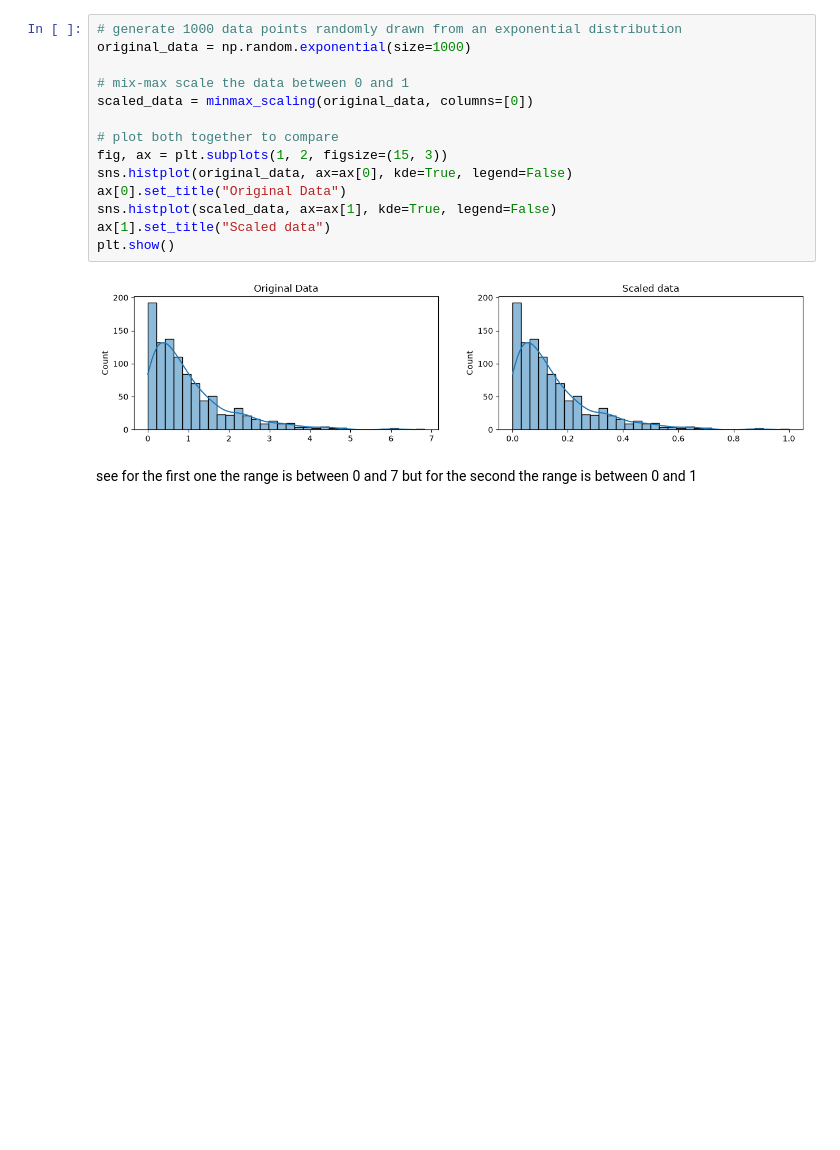
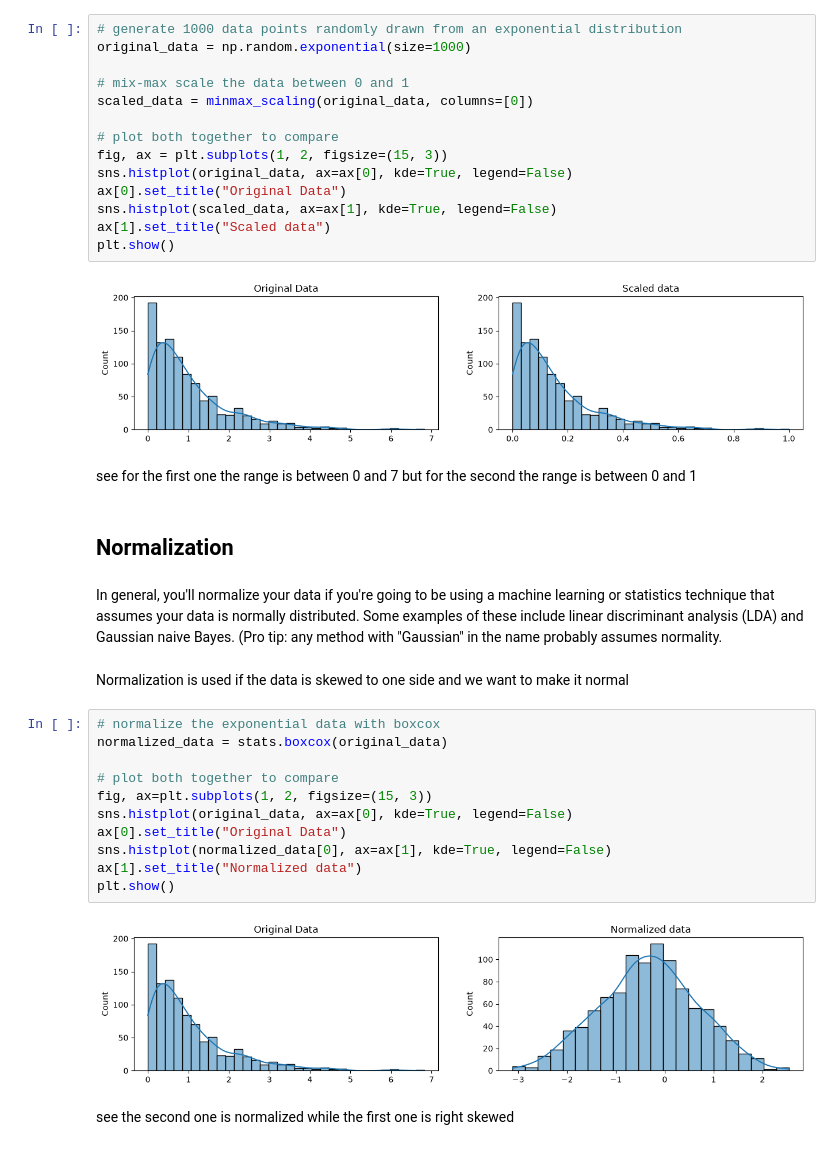
Before and after one commit to Muhammad-Awais-Tariq/Data-Preprocessing, a Jupyter notebook: Data cleaning/Notebooks/datacleaning.ipynb, the cells around one changed output. Drawn from its saved outputs; the diff is of its cells as text; blank space fills up the shorter version.

Commit message:
added the normalization

```diff
--- a/Data cleaning/Notebooks/datacleaning.ipynb
+++ b/Data cleaning/Notebooks/datacleaning.ipynb
@@ -167,3 +167,24 @@ plt.show()
 [figure]
 # %% [markdown]
 see for the first one the range is between 0 and 7 but for the second the range is between 0 and 1
+# %% [markdown]
+## Normalization
+# %% [markdown]
+In general, you'll normalize your data if you're going to be using a machine learning or statistics technique that assumes your data is normally distributed. Some examples of these include linear discriminant analysis (LDA) and Gaussian naive Bayes. (Pro tip: any method with "Gaussian" in the name probably assumes normality.
+# %% [markdown]
+Normalization is used if the data is skewed to one side and we want to make it normal
+# %%
+# normalize the exponential data with boxcox
+normalized_data = stats.boxcox(original_data)
+
+# plot both together to compare
+fig, ax=plt.subplots(1, 2, figsize=(15, 3))
+sns.histplot(original_data, ax=ax[0], kde=True, legend=False)
+ax[0].set_title("Original Data")
+sns.histplot(normalized_data[0], ax=ax[1], kde=True, legend=False)
+ax[1].set_title("Normalized data")
+plt.show()
+# %% [output]
+[figure, added]
+# %% [markdown]
+see the second one is normalized while the first one is right skewed
```
